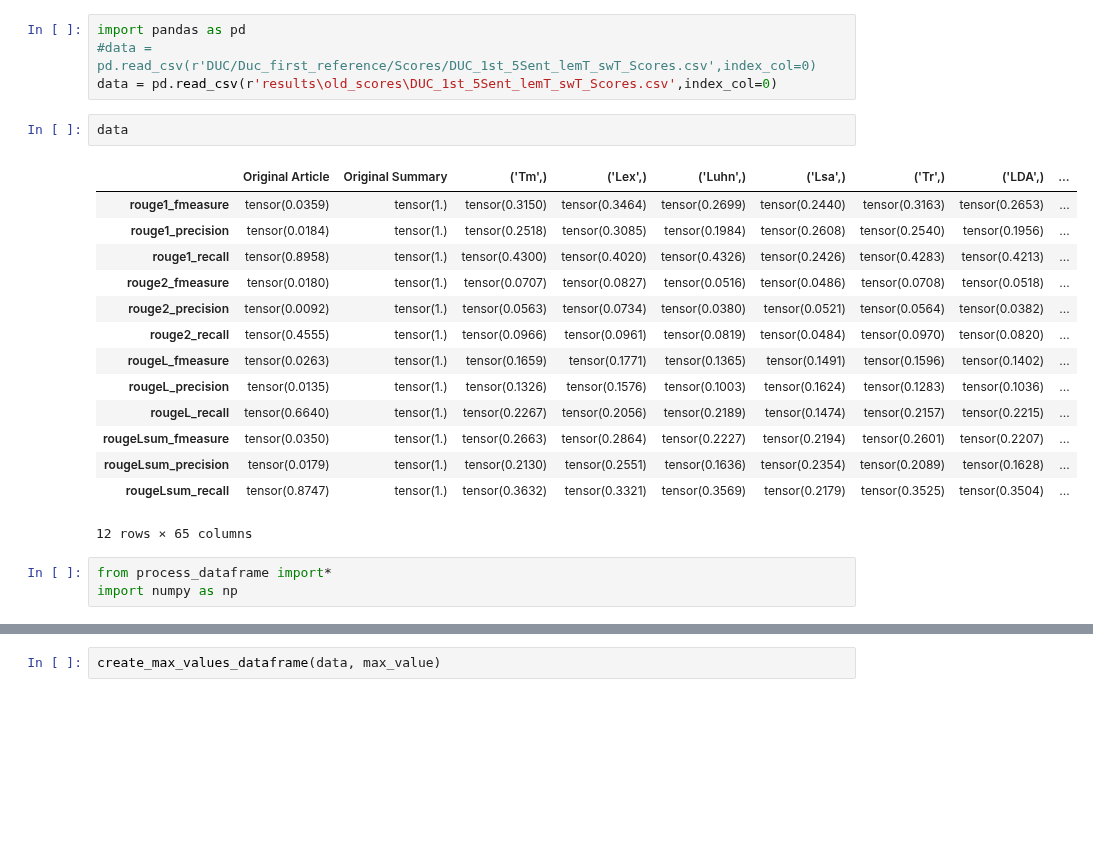
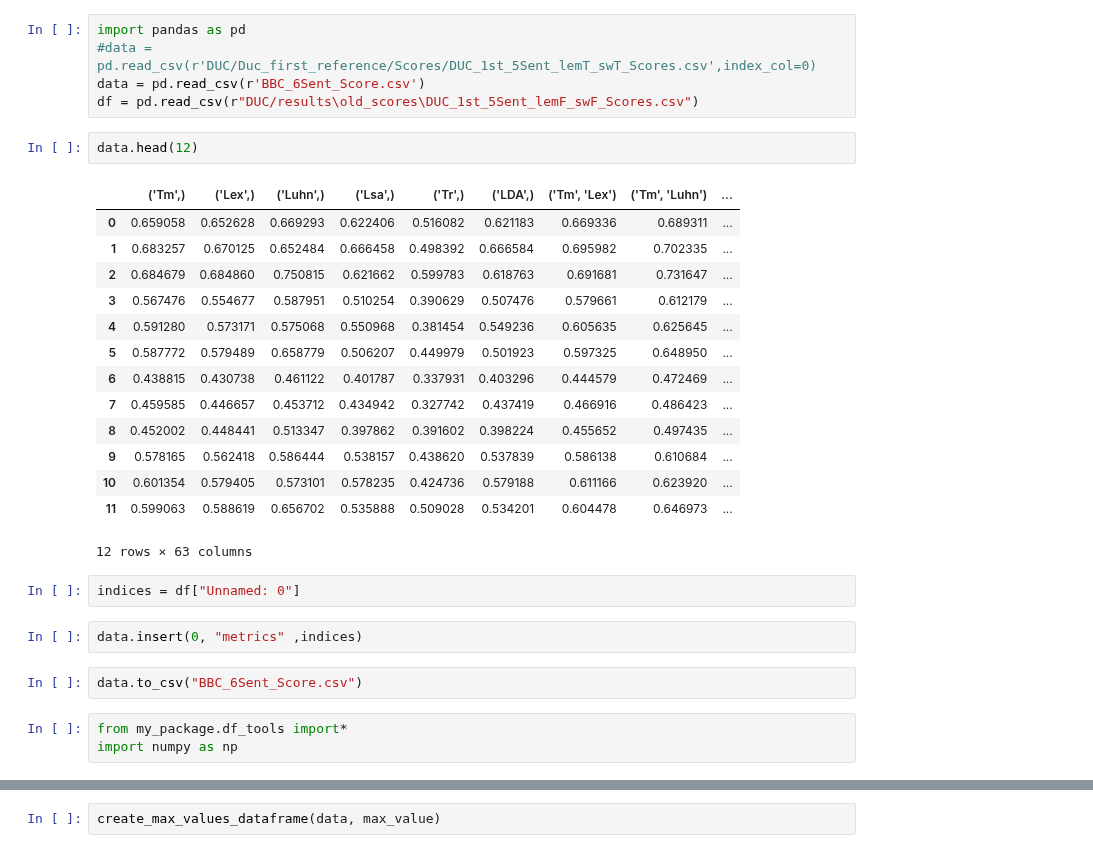
Before and after one commit to ZeyadMashhour/text_summarization, a Jupyter notebook: evaluate_scores.ipynb, the cells around one changed output, grey strips where cells are left out. Saved outputs shown, nothing was run; the diff lists cells and outputs as text; blank space fills up the shorter version.

Commit message:
Summary

```diff
--- a/all/malicious.ipynb
+++ b/evaluate_scores.ipynb
@@ -1,26 +1,33 @@
 # %%
 import pandas as pd
 #data = pd.read_csv(r'DUC/Duc_first_reference/Scores/DUC_1st_5Sent_lemT_swT_Scores.csv',index_col=0)
-data = pd.read_csv(r'results\old_scores\DUC_1st_5Sent_lemT_swT_Scores.csv',index_col=0)
+data = pd.read_csv(r'BBC_6Sent_Score.csv')
+df = pd.read_csv(r"DUC/results\old_scores\DUC_1st_5Sent_lemF_swF_Scores.csv")
 # %%
-data
+data.head(12)
 # %% [output]
-|  | Original Article | Original Summary | ('Tm',) | ('Lex',) | ('Luhn',) | ('Lsa',) | ('Tr',) | ('LDA',) | ... |
-| rouge1_fmeasure | tensor(0.0359) | tensor(1.) | tensor(0.3150) | tensor(0.3464) | tensor(0.2699) | tensor(0.2440) | tensor(0.3163) | tensor(0.2653) | ... |
-| rouge1_precision | tensor(0.0184) | tensor(1.) | tensor(0.2518) | tensor(0.3085) | tensor(0.1984) | tensor(0.2608) | tensor(0.2540) | tensor(0.1956) | ... |
-| rouge1_recall | tensor(0.8958) | tensor(1.) | tensor(0.4300) | tensor(0.4020) | tensor(0.4326) | tensor(0.2426) | tensor(0.4283) | tensor(0.4213) | ... |
-| rouge2_fmeasure | tensor(0.0180) | tensor(1.) | tensor(0.0707) | tensor(0.0827) | tensor(0.0516) | tensor(0.0486) | tensor(0.0708) | tensor(0.0518) | ... |
-| rouge2_precision | tensor(0.0092) | tensor(1.) | tensor(0.0563) | tensor(0.0734) | tensor(0.0380) | tensor(0.0521) | tensor(0.0564) | tensor(0.0382) | ... |
-| rouge2_recall | tensor(0.4555) | tensor(1.) | tensor(0.0966) | tensor(0.0961) | tensor(0.0819) | tensor(0.0484) | tensor(0.0970) | tensor(0.0820) | ... |
-| rougeL_fmeasure | tensor(0.0263) | tensor(1.) | tensor(0.1659) | tensor(0.1771) | tensor(0.1365) | tensor(0.1491) | tensor(0.1596) | tensor(0.1402) | ... |
-| rougeL_precision | tensor(0.0135) | tensor(1.) | tensor(0.1326) | tensor(0.1576) | tensor(0.1003) | tensor(0.1624) | tensor(0.1283) | tensor(0.1036) | ... |
-| rougeL_recall | tensor(0.6640) | tensor(1.) | tensor(0.2267) | tensor(0.2056) | tensor(0.2189) | tensor(0.1474) | tensor(0.2157) | tensor(0.2215) | ... |
-| rougeLsum_fmeasure | tensor(0.0350) | tensor(1.) | tensor(0.2663) | tensor(0.2864) | tensor(0.2227) | tensor(0.2194) | tensor(0.2601) | tensor(0.2207) | ... |
-| rougeLsum_precision | tensor(0.0179) | tensor(1.) | tensor(0.2130) | tensor(0.2551) | tensor(0.1636) | tensor(0.2354) | tensor(0.2089) | tensor(0.1628) | ... |
-| rougeLsum_recall | tensor(0.8747) | tensor(1.) | tensor(0.3632) | tensor(0.3321) | tensor(0.3569) | tensor(0.2179) | tensor(0.3525) | tensor(0.3504) | ... |
+|  | ('Tm',) | ('Lex',) | ('Luhn',) | ('Lsa',) | ('Tr',) | ('LDA',) | ('Tm', 'Lex') | ('Tm', 'Luhn') | ... |
+| 0 | 0.659058 | 0.652628 | 0.669293 | 0.622406 | 0.516082 | 0.621183 | 0.669336 | 0.689311 | ... |
+| 1 | 0.683257 | 0.670125 | 0.652484 | 0.666458 | 0.498392 | 0.666584 | 0.695982 | 0.702335 | ... |
+| 2 | 0.684679 | 0.684860 | 0.750815 | 0.621662 | 0.599783 | 0.618763 | 0.691681 | 0.731647 | ... |
+| 3 | 0.567476 | 0.554677 | 0.587951 | 0.510254 | 0.390629 | 0.507476 | 0.579661 | 0.612179 | ... |
+| 4 | 0.591280 | 0.573171 | 0.575068 | 0.550968 | 0.381454 | 0.549236 | 0.605635 | 0.625645 | ... |
+| 5 | 0.587772 | 0.579489 | 0.658779 | 0.506207 | 0.449979 | 0.501923 | 0.597325 | 0.648950 | ... |
+| 6 | 0.438815 | 0.430738 | 0.461122 | 0.401787 | 0.337931 | 0.403296 | 0.444579 | 0.472469 | ... |
+| 7 | 0.459585 | 0.446657 | 0.453712 | 0.434942 | 0.327742 | 0.437419 | 0.466916 | 0.486423 | ... |
+| 8 | 0.452002 | 0.448441 | 0.513347 | 0.397862 | 0.391602 | 0.398224 | 0.455652 | 0.497435 | ... |
+| 9 | 0.578165 | 0.562418 | 0.586444 | 0.538157 | 0.438620 | 0.537839 | 0.586138 | 0.610684 | ... |
+| 10 | 0.601354 | 0.579405 | 0.573101 | 0.578235 | 0.424736 | 0.579188 | 0.611166 | 0.623920 | ... |
+| 11 | 0.599063 | 0.588619 | 0.656702 | 0.535888 | 0.509028 | 0.534201 | 0.604478 | 0.646973 | ... |
-12 rows × 65 columns
+12 rows × 63 columns
+# %%
+indices = df["Unnamed: 0"]
+# %%
+data.insert(0, "metrics" ,indices)
+# %%
+data.to_csv("BBC_6Sent_Score.csv")
 # %%
-from process_dataframe import*
+from my_package.df_tools import*
 import numpy as np
 # %%
 max_value =  get_max_values(data)
```
Also changed, not shown: parts of 3 cells of this notebook, 4 other files.
